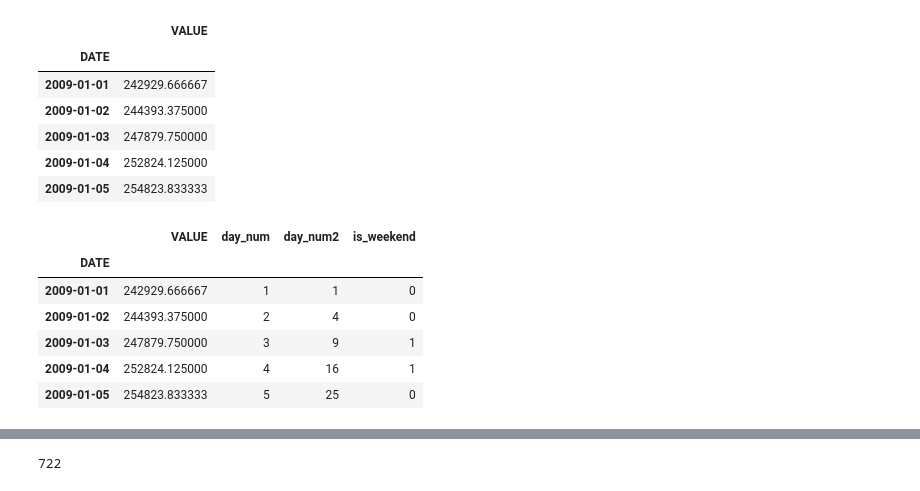
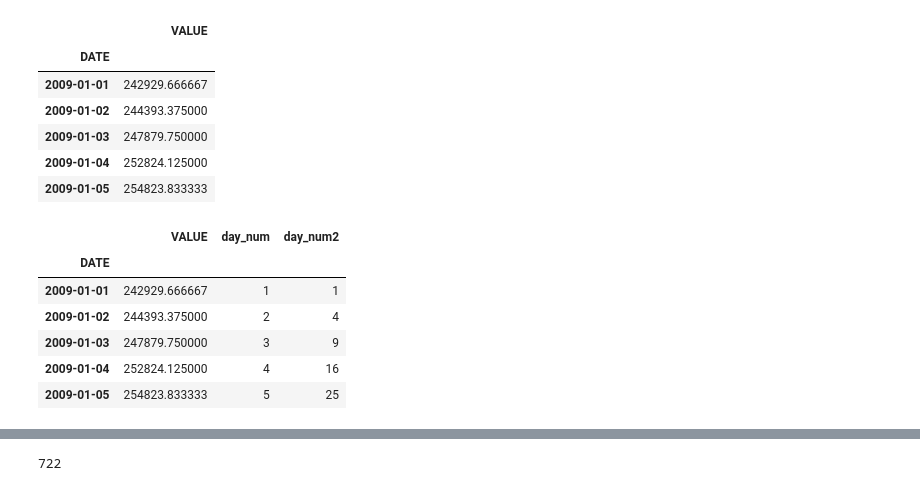
Before and after one commit to egorgsv/data_mining_spbu, a Jupyter notebook: HW9/HW9_time_series.ipynb, the cells around one changed output, grey strips where cells are left out. Cells and saved outputs as stored; diff of their text form; code cells hidden in the pictures.

```diff
--- a/HW9/HW9_time_series.ipynb
+++ b/HW9/HW9_time_series.ipynb
@@ -114,23 +122,23 @@ df_day.head()
 # %%
 df_day['day_num'] = range(1, len(new_df) + 1)
 df_day['day_num2'] = df_day['day_num']**2
 #df_day['day_num3'] = df_day['day_num']**3
 #df_day['day_num4'] = df_day['day_num']**4
 #df_day['day_num5'] = df_day['day_num']**5
 #df_day['day_num6'] = df_day['day_num']**6
 #df_day['day_num7'] = df_day['day_num']**7
 #df_day["Month"] = df_day.index.month
 #df_day["Weekday"] = df_day.index.weekday
-df_day['is_weekend'] = df_day.index.weekday.isin([5,6])*1
+#df_day['is_weekend'] = df_day.index.weekday.isin([5,6])*1
 df_day.head()
 # %% [output]
-|  | VALUE | day_num | day_num2 | is_weekend |
-| DATE |  |  |  |  |
-| 2009-01-01 | 242929.666667 | 1 | 1 | 0 |
-| 2009-01-02 | 244393.375000 | 2 | 4 | 0 |
-| 2009-01-03 | 247879.750000 | 3 | 9 | 1 |
-| 2009-01-04 | 252824.125000 | 4 | 16 | 1 |
-| 2009-01-05 | 254823.833333 | 5 | 25 | 0 |
+|  | VALUE | day_num | day_num2 |
+| DATE |  |  |  |
+| 2009-01-01 | 242929.666667 | 1 | 1 |
+| 2009-01-02 | 244393.375000 | 2 | 4 |
+| 2009-01-03 | 247879.750000 | 3 | 9 |
+| 2009-01-04 | 252824.125000 | 4 | 16 |
+| 2009-01-05 | 254823.833333 | 5 | 25 |
 # %%
 #добавляем столбцы с днями
 for x in range(1, 32):
```
Also changed, not shown: parts of 13 cells of this notebook, 1 other file.
